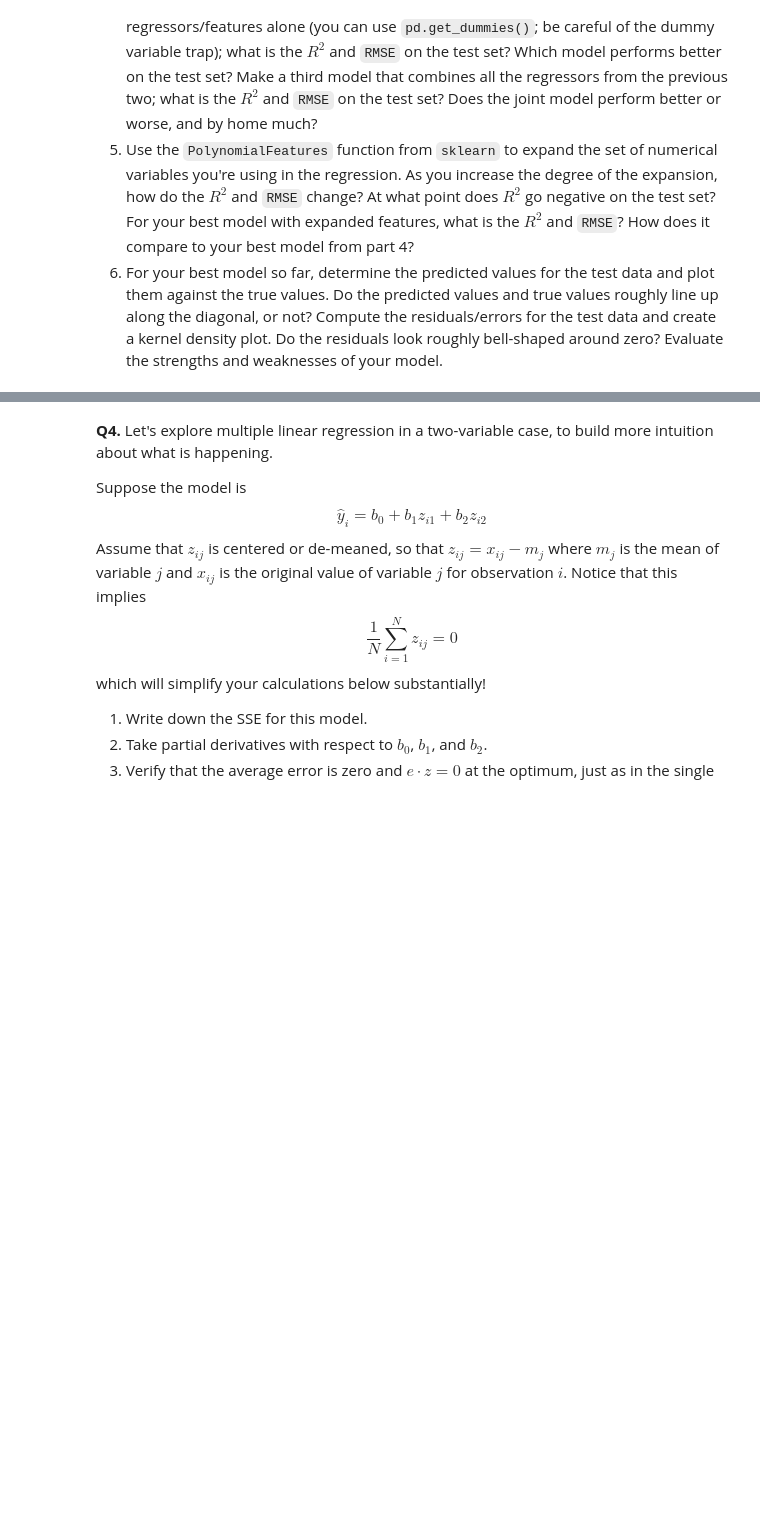
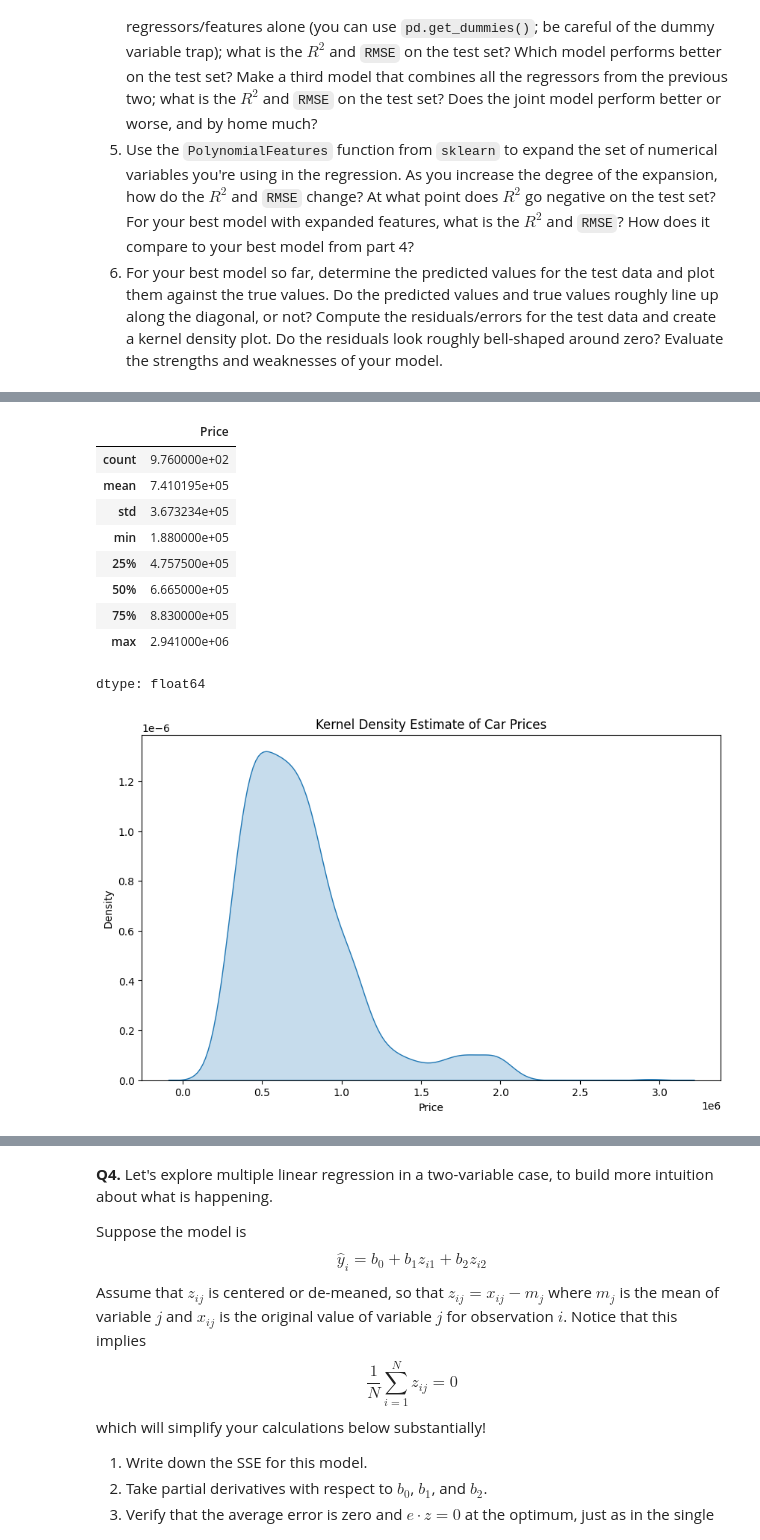
Before and after one commit to michaelhunter12/linear_models, a Jupyter notebook: assignment/assignment.ipynb, the cells around one changed output, grey strips where cells are left out. Saved outputs shown, nothing was run; the diff lists cells and outputs as text; code cells hidden in the pictures; blank space fills up the shorter version.

```diff
--- a/assignment/assignment.ipynb
+++ b/assignment/assignment.ipynb
@@ -182,3 +304,6 @@ These derived values exactly match the average prices calculated in Part 1 and t
   4. Make a model where you regress price on the numeric variables alone; what is the $R^2$ and `RMSE` on the training set and test set? Make a second model where, for the categorical variables, you regress price on a model comprised of one-hot encoded regressors/features alone (you can use `pd.get_dummies()`; be careful of the dummy variable trap); what is the $R^2$ and `RMSE` on the test set? Which model performs better on the test set? Make a third model that combines all the regressors from the previous two; what is the $R^2$ and `RMSE` on the test set? Does the joint model perform better or worse, and by home much?
   5. Use the `PolynomialFeatures` function from `sklearn` to expand the set of numerical variables you're using in the regression. As you increase the degree of the expansion, how do the $R^2$ and `RMSE` change? At what point does $R^2$ go negative on the test set? For your best model with expanded features, what is the $R^2$ and `RMSE`? How does it compare to your best model from part 4?
   6. For your best model so far, determine the predicted values for the test data and plot them against the true values. Do the predicted values and true values roughly line up along the diagonal, or not? Compute the residuals/errors for the test data and create a kernel density plot. Do the residuals look roughly bell-shaped around zero? Evaluate the strengths and weaknesses of your model.
+# %%
+cars = pd.read_csv('linear_models/data/cars_hw.csv')
+cars.head()
@@ -184,0 +333,3 @@ These derived values exactly match the average prices calculated in Part 1 and t
+# %%
+cars_new = cars.drop('Unnamed: 0', axis=1)
+display(cars_new.head())
@@ -184,0 +343,21 @@ These derived values exactly match the average prices calculated in Part 1 and t
+# %%
+display(cars_new['Price'].describe())
+
+plt.figure(figsize=(10, 6))
+sns.kdeplot(cars_new['Price'], fill=True)
+plt.title('Kernel Density Estimate of Car Prices')
+plt.xlabel('Price')
+plt.ylabel('Density')
+plt.show()
+# %% [output]
+|  | Price |
+| count | 9.760000e+02 |
+| mean | 7.410195e+05 |
+| std | 3.673234e+05 |
+| min | 1.880000e+05 |
+| 25% | 4.757500e+05 |
+| 50% | 6.665000e+05 |
+| 75% | 8.830000e+05 |
+| max | 2.941000e+06 |
+dtype: float64
+[figure, added]
```
Also changed, not shown: parts of 26 cells of this notebook.
